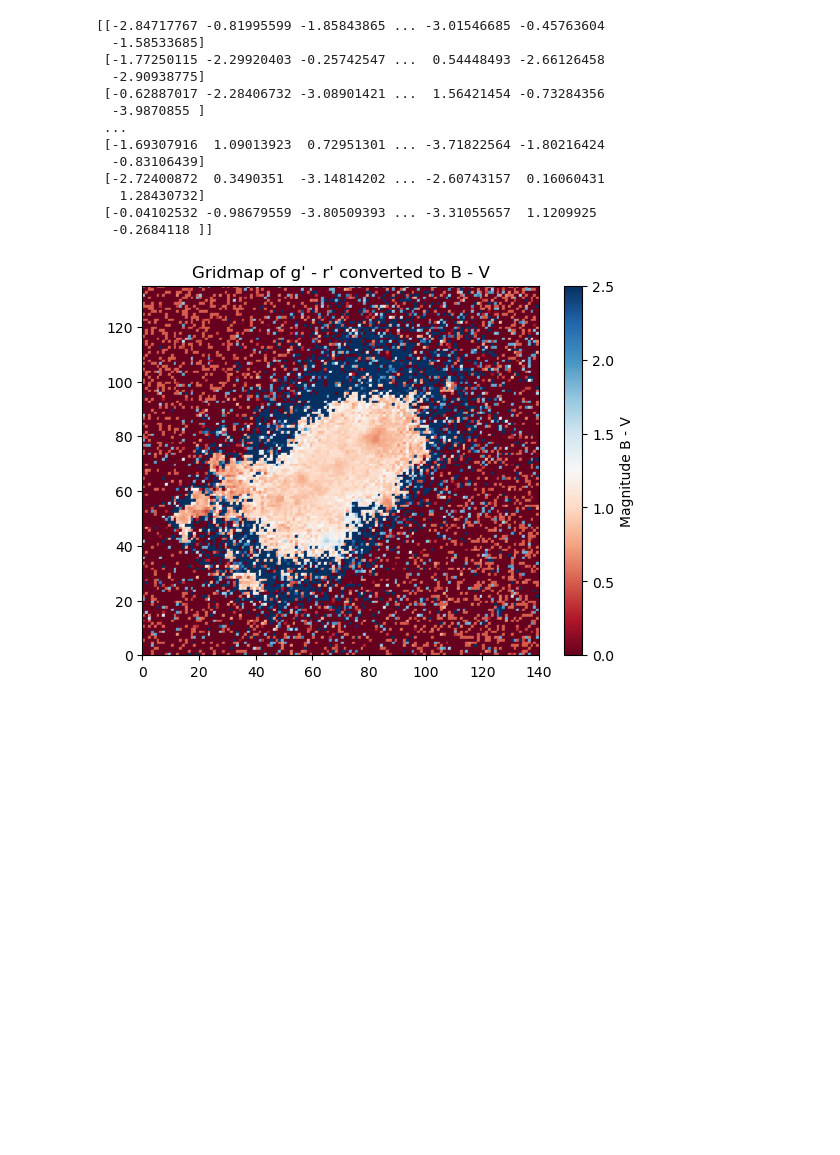
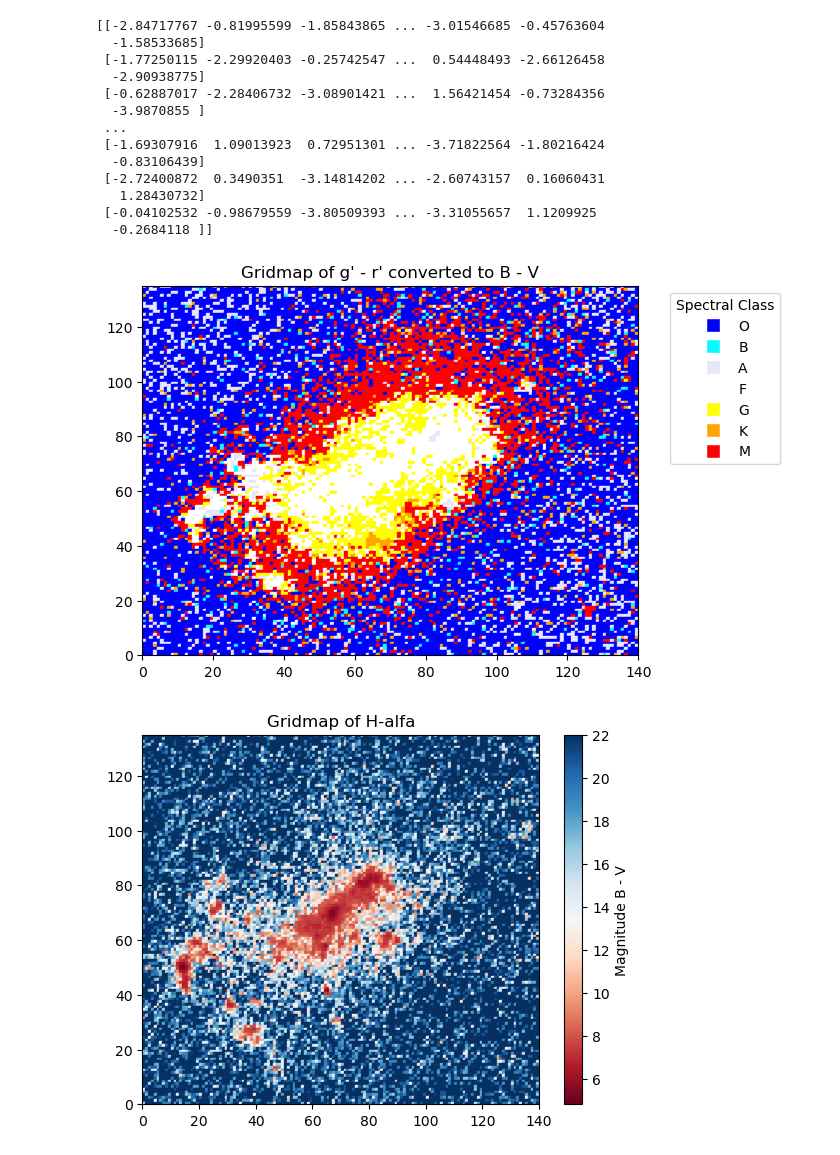
Before and after one commit to Juaopteinde/Group-19-NGC4449, a Jupyter notebook: sections.ipynb, the cells around one changed output. Drawn from its saved outputs; the diff is of its cells as text; code cells hidden in the pictures; blank space fills up the shorter version.

Commit message:
Code to color gridmap based on spectral class

```diff
--- a/sections.ipynb
+++ b/sections.ipynb
@@ -274,35 +307,61 @@ print(clipped_g)
 # %%
 # Function to color cells based on average values
-def plot_colored_grid(cell_averages, num_rows, num_cols, lower_cutoff, upper_cutoff, title):
+def plot_coloredmap_grid(cell_averages, num_rows, num_cols, lower_cutoff, upper_cutoff, title):
     fig, ax = plt.subplots()
     cell_averages = np.array(cell_averages)
 
     # Apply cutoff
     cell_averages = np.clip(cell_averages, lower_cutoff, upper_cutoff)
 
 
     # Normalize cell averages to [0, 1] for colormap
     norm = mcolors.Normalize(vmin=np.min(cell_averages), vmax=np.max(cell_averages))
     cmap = plt.cm.RdBu
 
     for i in range(num_rows):
         for j in range(num_cols):
             color = cmap(norm(cell_averages[i, j]))
             ax.add_patch(plt.Rectangle((j, num_rows - 1 - i), 1, 1, color=color))
 
     plt.title(title)
     ax.set_xlim(0, num_cols)
     ax.set_ylim(0, num_rows)
     #plt.colorbar(cm.ScalarMappable(norm=norm, cmap=cmap), ax=ax)
     #colorbar.set_label("Magnitude B - V")
     cbar = plt.colorbar(cm.ScalarMappable(norm=norm, cmap=cmap), ax=ax)
     cbar.set_label("Magnitude B - V")
     plt.show()
 
-Color_index_BV = (0.44 + gr_to_BV(sectioned_color_index_g_min_r))
+def plot_colored_grid(cell_averages, num_rows, num_cols, lower_cutoff, upper_cutoff, title):
+    fig, ax = plt.subplots()
+    cell_averages = np.array(cell_averages)
+
+    # Apply cutoff
+    cell_averages = np.clip(cell_averages, lower_cutoff, upper_cutoff)
+
+    # Convert B-V values to colors
+    color_array = convert_bv_to_color_array(cell_averages)
+
+    for i in range(num_rows):
+        for j in range(num_cols):
+            color = color_array[i, j]
+            ax.add_patch(plt.Rectangle((j, num_rows - 1 - i), 1, 1, color=color))
+
+    # Create custom legend
+    legend_handles = [plt.Line2D([0], [0], marker='s', color='w', markerfacecolor=color, markersize=10, label=key)
+                      for key, color in colors.items()]
+    ax.legend(handles=legend_handles, title='Spectral Class', bbox_to_anchor=(1.05, 1), loc='upper left')
+
+    plt.title(title)
+    ax.set_xlim(0, num_cols)
+    ax.set_ylim(0, num_rows)
+    plt.show()
+
+Color_index_BV = (gr_to_BV(sectioned_color_index_g_min_r))
 
 # Match the two numbers with the shape of the file
-plot_colored_grid(Color_index_BV, 135, 140, 0, 2.5, "Gridmap of g' - r' converted to B - V")
-#plot_colored_grid(sectioned_ha, 135, 140, np.min(sectioned_ha), 22, "Gridmap of H-alfa")
+plot_colored_grid(Color_index_BV, 135, 140, -1, 2, "Gridmap of g' - r' converted to B - V")
+plot_coloredmap_grid(sectioned_ha, 135, 140, np.min(sectioned_ha), 22, "Gridmap of H-alfa")
 # %% [output]
-[figure, old version]
+[figure, new version]
+[figure, added]
```
Also changed, not shown: parts of 1 cell of this notebook.
